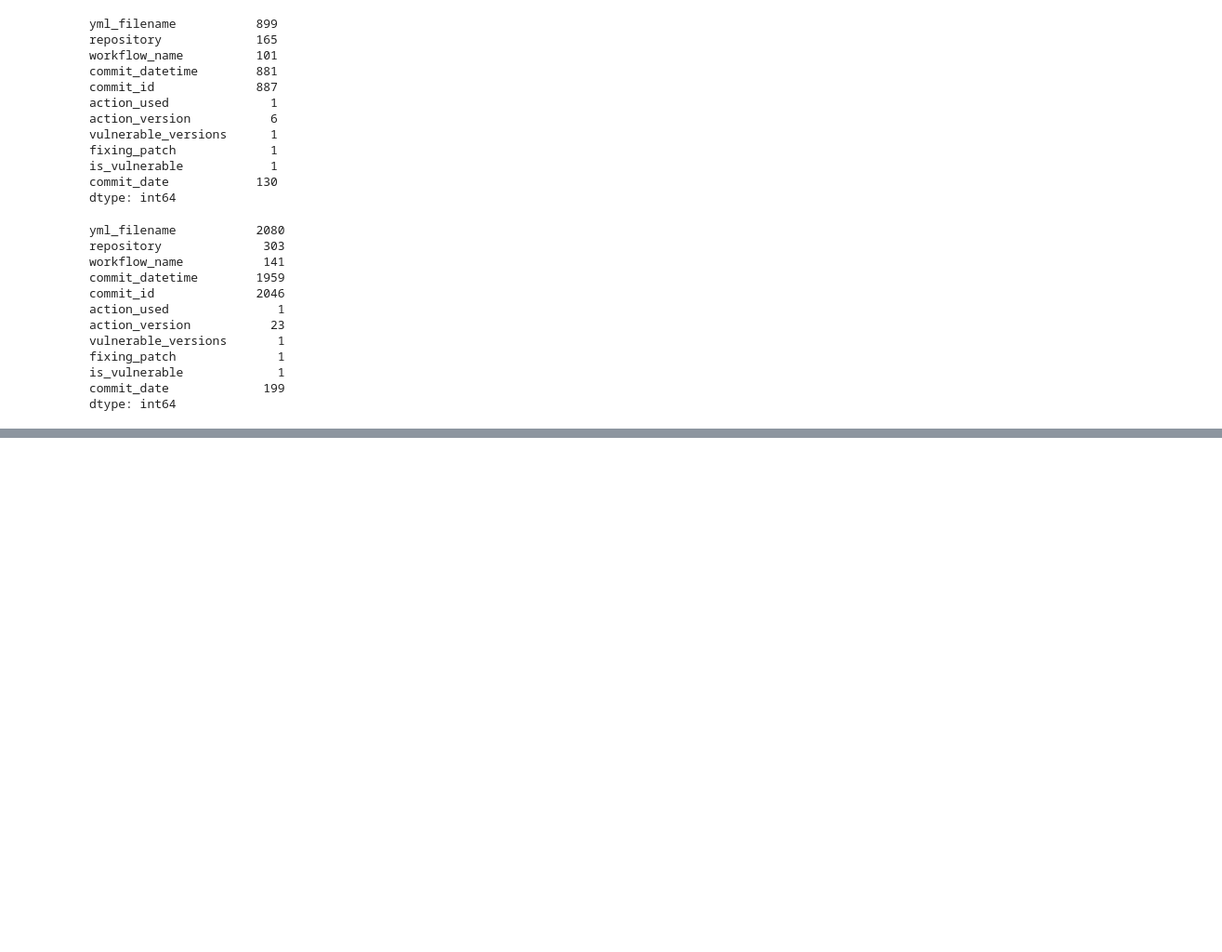
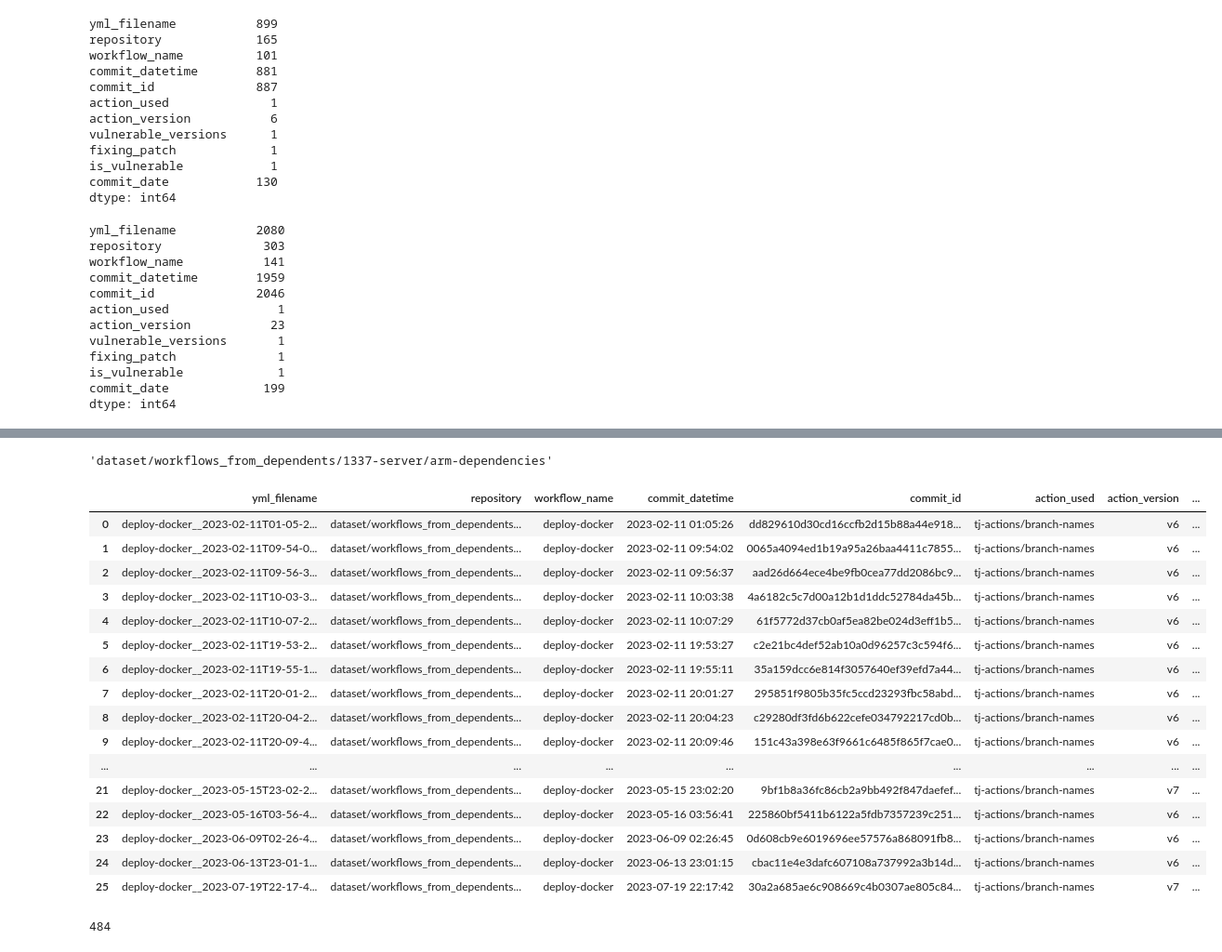
Before and after one commit to Vaibhav150123045/pipeline-level-analysis-main, a Jupyter notebook: analysis.ipynb, the cells around one changed output, grey strips where cells are left out. Shown: that part at 93% size. Saved outputs shown, nothing was run; the diff lists cells and outputs as text; code cells hidden in the pictures; blank space fills up the shorter version.

Commit message:
added further analysis

```diff
--- a/analysis.ipynb
+++ b/analysis.ipynb
@@ -790,3 +790,7 @@ commit_date             199
 dtype: int64
 # %%
 df_with_open_vulenrabilities.to_csv("tj-actions-branch-names-usage-with-vuln-analysis.csv", index=False)
+# %%
+import pandas as pd
+
+df_with_open_vulenrabilities = pd.read_csv("tj-actions-branch-names-usage-with-vuln-analysis.csv")
@@ -792,0 +820,6 @@ df_with_open_vulenrabilities.to_csv("tj-actions-branch-names-usage-with-vuln-ana
+# %%
+df_with_open_vulenrabilities['commit_datetime'] = pd.to_datetime(
+    df_with_open_vulenrabilities['commit_datetime'],
+    format='%Y:%m:%dT%H%M%SZ',   # Matches pattern '2023:02:11T010526Z'
+    errors='coerce'              # Converts invalid values to NaT instead of raising error
+)
@@ -792,0 +835,26 @@ df_with_open_vulenrabilities.to_csv("tj-actions-branch-names-usage-with-vuln-ana
+# %%
+df_with_open_vulenrabilities = df_with_open_vulenrabilities.sort_values(by=['repository', 'workflow_name', 'commit_datetime'], ascending=True)
+# %%
+df_with_open_vulenrabilities.iloc[0]['repository']
+# %% [output]
+'dataset/workflows_from_dependents/1337-server/arm-dependencies'
+# %%
+df_with_open_vulenrabilities[df_with_open_vulenrabilities['repository'] == 'dataset/workflows_from_dependents/1337-server/arm-dependencies']
+# %% [output]
+|  | yml_filename | repository | workflow_name | commit_datetime | commit_id | action_used | action_version | ... |
+| 0 | deploy-docker__2023-02-11T01-05-2... | dataset/workflows_from_dependents... | deploy-docker | 2023-02-11 01:05:26 | dd829610d30cd16ccfb2d15b88a44e918... | tj-actions/branch-names | v6 | ... |
+| 1 | deploy-docker__2023-02-11T09-54-0... | dataset/workflows_from_dependents... | deploy-docker | 2023-02-11 09:54:02 | 0065a4094ed1b19a95a26baa4411c7855... | tj-actions/branch-names | v6 | ... |
+| 2 | deploy-docker__2023-02-11T09-56-3... | dataset/workflows_from_dependents... | deploy-docker | 2023-02-11 09:56:37 | aad26d664ece4be9fb0cea77dd2086bc9... | tj-actions/branch-names | v6 | ... |
+| 3 | deploy-docker__2023-02-11T10-03-3... | dataset/workflows_from_dependents... | deploy-docker | 2023-02-11 10:03:38 | 4a6182c5c7d00a12b1d1ddc52784da45b... | tj-actions/branch-names | v6 | ... |
+| 4 | deploy-docker__2023-02-11T10-07-2... | dataset/workflows_from_dependents... | deploy-docker | 2023-02-11 10:07:29 | 61f5772d37cb0af5ea82be024d3eff1b5... | tj-actions/branch-names | v6 | ... |
+| 5 | deploy-docker__2023-02-11T19-53-2... | dataset/workflows_from_dependents... | deploy-docker | 2023-02-11 19:53:27 | c2e21bc4def52ab10a0d96257c3c594f6... | tj-actions/branch-names | v6 | ... |
+| 6 | deploy-docker__2023-02-11T19-55-1... | dataset/workflows_from_dependents... | deploy-docker | 2023-02-11 19:55:11 | 35a159dcc6e814f3057640ef39efd7a44... | tj-actions/branch-names | v6 | ... |
+| 7 | deploy-docker__2023-02-11T20-01-2... | dataset/workflows_from_dependents... | deploy-docker | 2023-02-11 20:01:27 | 295851f9805b35fc5ccd23293fbc58abd... | tj-actions/branch-names | v6 | ... |
+| 8 | deploy-docker__2023-02-11T20-04-2... | dataset/workflows_from_dependents... | deploy-docker | 2023-02-11 20:04:23 | c29280df3fd6b622cefe034792217cd0b... | tj-actions/branch-names | v6 | ... |
+| 9 | deploy-docker__2023-02-11T20-09-4... | dataset/workflows_from_dependents... | deploy-docker | 2023-02-11 20:09:46 | 151c43a398e63f9661c6485f865f7cae0... | tj-actions/branch-names | v6 | ... |
+| ... | ... | ... | ... | ... | ... | ... | ... | ... |
+| 21 | deploy-docker__2023-05-15T23-02-2... | dataset/workflows_from_dependents... | deploy-docker | 2023-05-15 23:02:20 | 9bf1b8a36fc86cb2a9bb492f847daefef... | tj-actions/branch-names | v7 | ... |
+| 22 | deploy-docker__2023-05-16T03-56-4... | dataset/workflows_from_dependents... | deploy-docker | 2023-05-16 03:56:41 | 225860bf5411b6122a5fdb7357239c251... | tj-actions/branch-names | v6 | ... |
+| 23 | deploy-docker__2023-06-09T02-26-4... | dataset/workflows_from_dependents... | deploy-docker | 2023-06-09 02:26:45 | 0d608cb9e6019696ee57576a868091fb8... | tj-actions/branch-names | v6 | ... |
+| 24 | deploy-docker__2023-06-13T23-01-1... | dataset/workflows_from_dependents... | deploy-docker | 2023-06-13 23:01:15 | cbac11e4e3dafc607108a737992a3b14d... | tj-actions/branch-names | v6 | ... |
+| 25 | deploy-docker__2023-07-19T22-17-4... | dataset/workflows_from_dependents... | deploy-docker | 2023-07-19 22:17:42 | 30a2a685ae6c908669c4b0307ae805c84... | tj-actions/branch-names | v7 | ... |
@@ -792,0 +865,4 @@ df_with_open_vulenrabilities.to_csv("tj-actions-branch-names-usage-with-vuln-ana
+# %%
+len(df_with_open_vulenrabilities[['repository', 'workflow_name']].drop_duplicates())
+# %% [output]
+484
```
Also changed, not shown: parts of 10 cells of this notebook.
